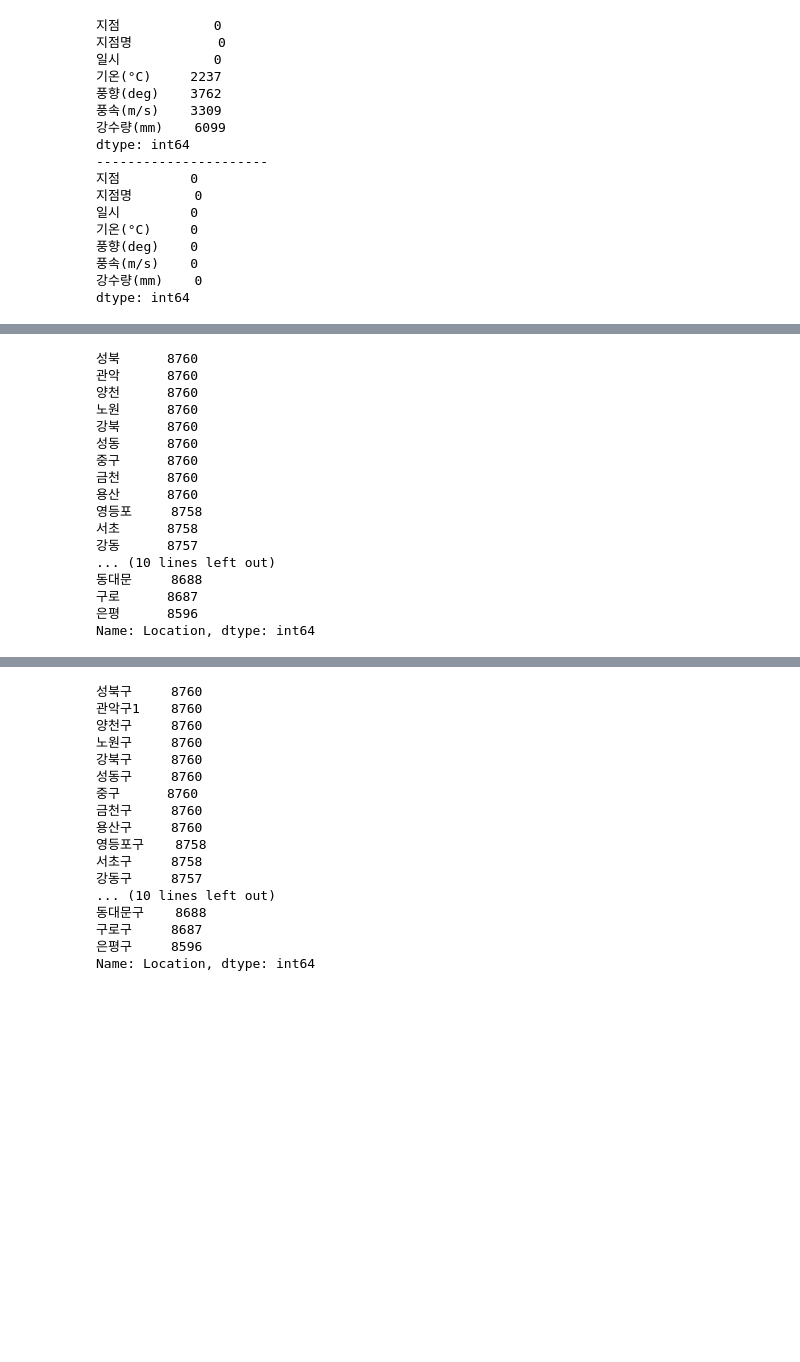
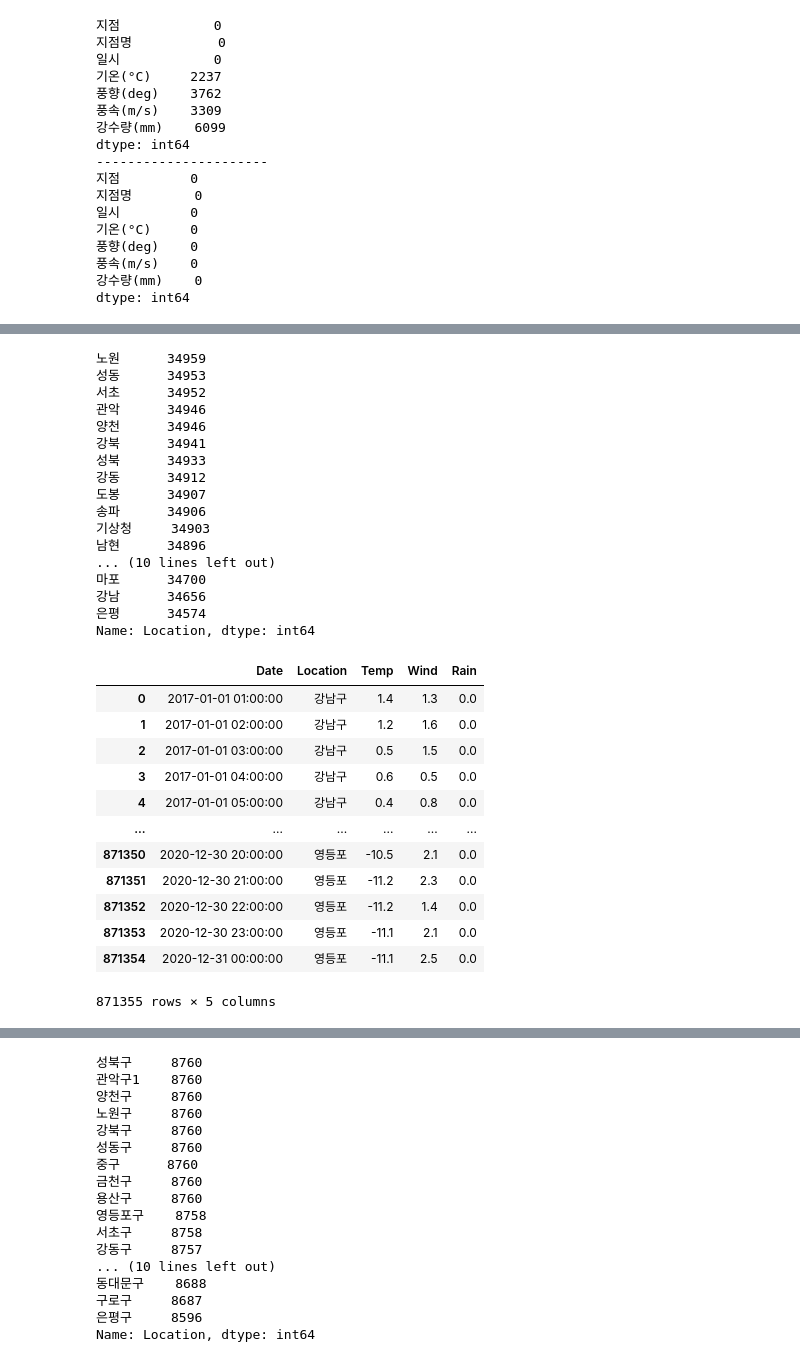
Before and after one commit to HyeongSeok-Park/Academy_Second_Project, a Jupyter notebook: 데이터 전처리 및 시각화.ipynb, the cells around one changed output, grey strips where cells are left out. Drawn from its saved outputs; the diff is of its cells as text; code cells hidden in the pictures; blank space fills up the shorter version.

```diff
--- a/데이터 전처리 및 시각화.ipynb
+++ b/데이터 전처리 및 시각화.ipynb
@@ -791,5 +791,5 @@ memory usage: 9.3+ MB
 # %%
 # 4차 가공 데이터 (Location명 수정 - 지하철 데이터와 기준을 맞추기 위해 수정)
-weather_2020_edit4 = weather_2020_edit3
-weather_2020_edit4['Location'].value_counts()
+weather_total_edit4 = weather_total_edit3
+weather_total_edit4['Location'].value_counts()
 # %% [output]
@@ -812,29 +812,47 @@ weather_2020_edit4['Location'].value_counts()
 Name: Location, dtype: int64
 # %%
 # 관악(레) 경기도 과천시에 위치 (2호선이 지나지 않음) -> 데이터 제외
-weather_2020_edit4 = weather_2020_edit4[weather_2020_edit4['Location'] != '관악(레)']
+weather_total_edit4 = weather_total_edit4[weather_total_edit4['Location'] != '관악(레)']
+# 북악산 위치에 2호선이 지나지 않음 -> 데이터 제외
+weather_total_edit4 = weather_total_edit4[weather_total_edit4['Location'] != '북악산']
 # 현충원지점 데이터 대신 남현구지점 데이터를 사용하면 될 것으로 판단 -> 데이터 제외
-weather_2020_edit4 = weather_2020_edit4[weather_2020_edit4['Location'] != '현충원']
+weather_total_edit4 = weather_total_edit4[weather_total_edit4['Location'] != '현충원']
 # 한강지점 데이터 대신 영등포지점 데이터를 사용하면 될 것으로 판단 -> 데이터 제외
-weather_2020_edit4 = weather_2020_edit4[weather_2020_edit4['Location'] != '한강']
-weather_2020_edit4 = weather_2020_edit4.reset_index(drop=True)
+weather_total_edit4 = weather_total_edit4[weather_total_edit4['Location'] != '한강']
+weather_total_edit4 = weather_total_edit4.reset_index(drop=True)
 
-weather_2020_edit4['Location'].value_counts()
+weather_total_edit4['Location'].value_counts()
 # %% [output]
-성북      8760
-관악      8760
-양천      8760
-노원      8760
-강북      8760
-성동      8760
-중구      8760
-금천      8760
-용산      8760
-영등포     8758
-서초      8758
-강동      8757
+노원      34959
+성동      34953
+서초      34952
+관악      34946
+양천      34946
+강북      34941
+성북      34933
+강동      34912
+도봉      34907
+송파      34906
+기상청     34903
+남현      34896
 ... (10 lines left out)
-동대문     8688
-구로      8687
-은평      8596
+마포      34700
+강남      34656
+은평      34574
 Name: Location, dtype: int64
+# %%
+weather_total_edit4
+# %% [output]
+|  | Date | Location | Temp | Wind | Rain |
+| 0 | 2017-01-01 01:00:00 | 강남구 | 1.4 | 1.3 | 0.0 |
+| 1 | 2017-01-01 02:00:00 | 강남구 | 1.2 | 1.6 | 0.0 |
+| 2 | 2017-01-01 03:00:00 | 강남구 | 0.5 | 1.5 | 0.0 |
+| 3 | 2017-01-01 04:00:00 | 강남구 | 0.6 | 0.5 | 0.0 |
+| 4 | 2017-01-01 05:00:00 | 강남구 | 0.4 | 0.8 | 0.0 |
+| ... | ... | ... | ... | ... | ... |
+| 871350 | 2020-12-30 20:00:00 | 영등포 | -10.5 | 2.1 | 0.0 |
+| 871351 | 2020-12-30 21:00:00 | 영등포 | -11.2 | 2.3 | 0.0 |
+| 871352 | 2020-12-30 22:00:00 | 영등포 | -11.2 | 1.4 | 0.0 |
+| 871353 | 2020-12-30 23:00:00 | 영등포 | -11.1 | 2.1 | 0.0 |
+| 871354 | 2020-12-31 00:00:00 | 영등포 | -11.1 | 2.5 | 0.0 |
+871355 rows × 5 columns
```
Also changed, not shown: parts of 8 cells of this notebook.
